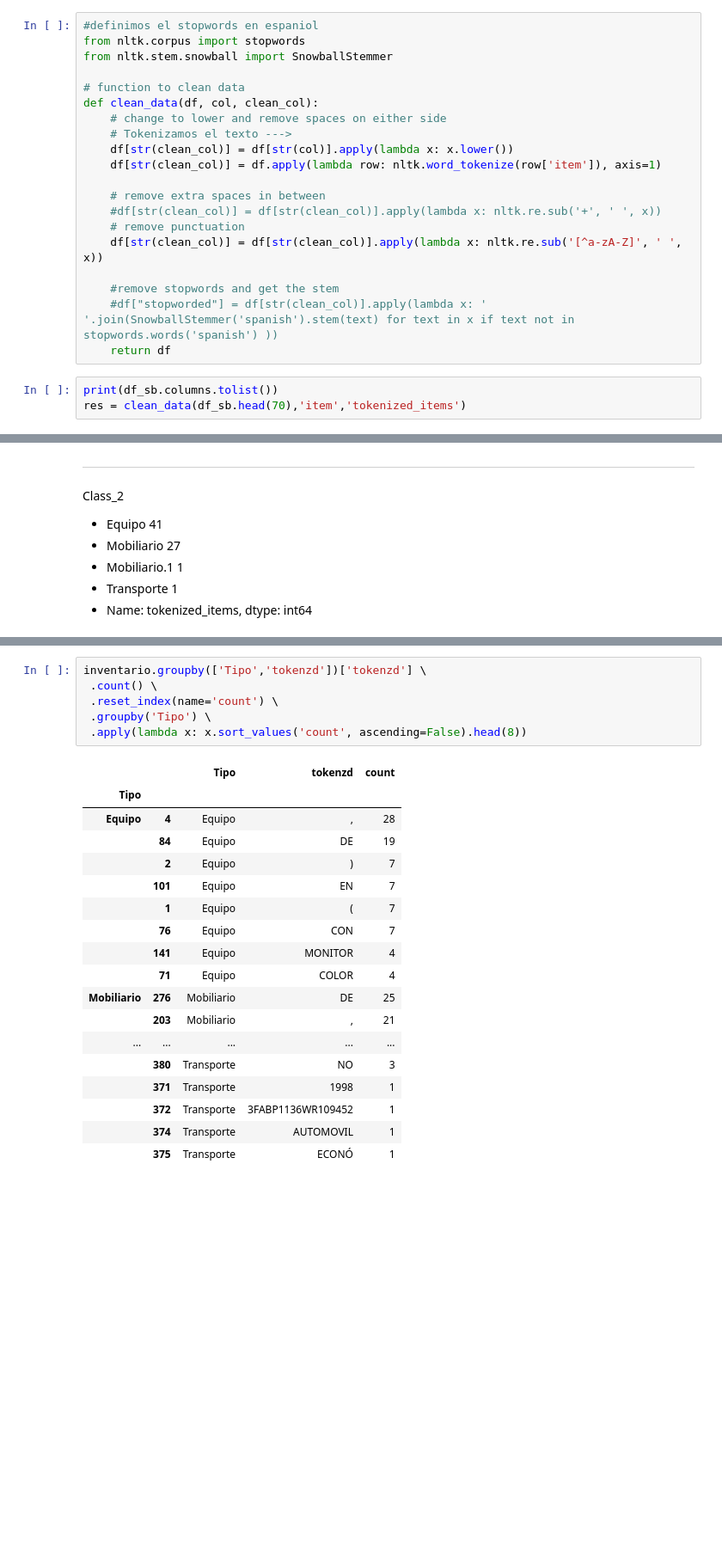
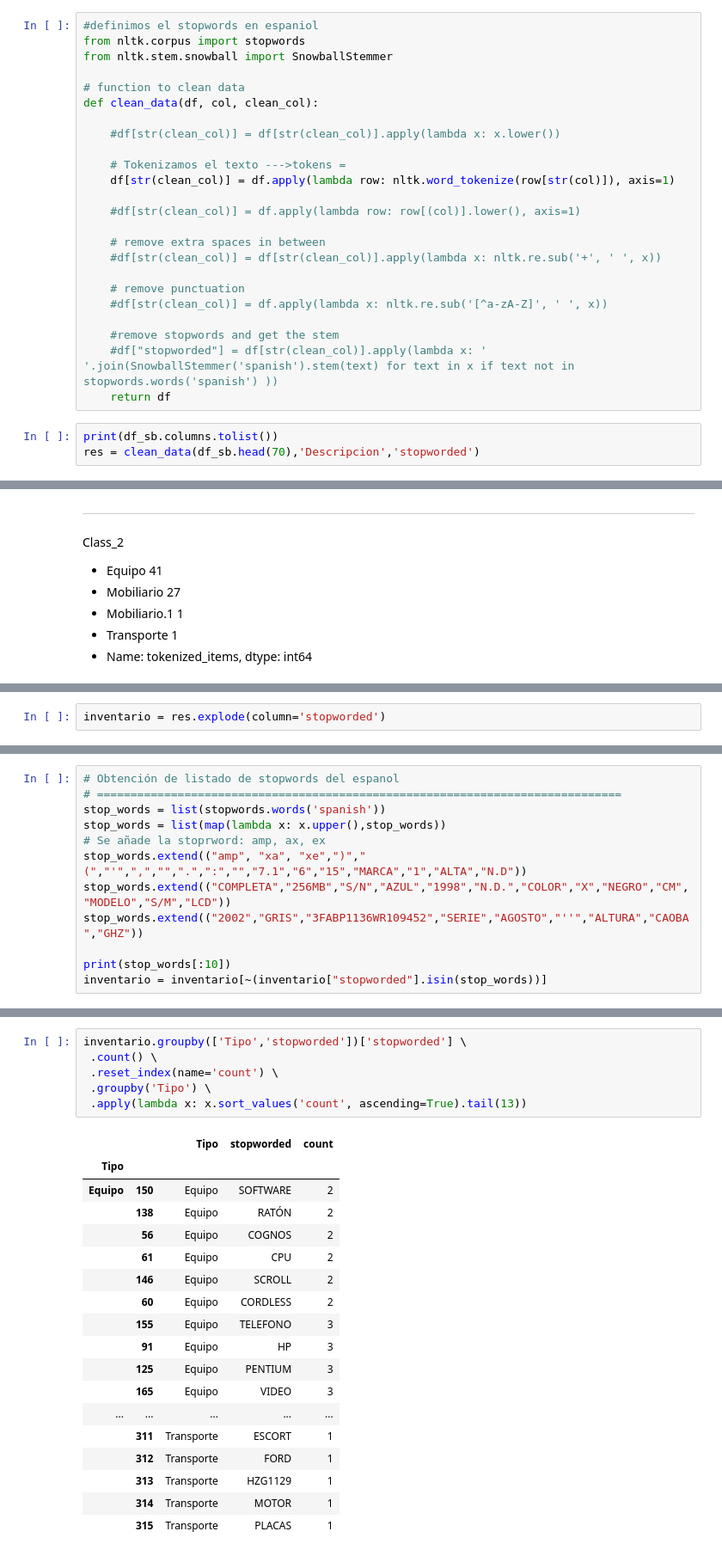
Before and after one commit to SnowTrash/pyHikethroug, a Jupyter notebook: I5912A_9.ipynb, the cells around one changed output, grey strips where cells are left out. Shown at 86% size. Cells and saved outputs as stored; diff of their text form; blank space fills up the shorter version.

```diff
--- a/I5912A_9.ipynb
+++ b/I5912A_9.ipynb
@@ -126,20 +128,24 @@ from nltk.stem.snowball import SnowballStemmer
 
 # function to clean data
 def clean_data(df, col, clean_col):
-    # change to lower and remove spaces on either side
-    # Tokenizamos el texto --->
-    df[str(clean_col)] = df[str(col)].apply(lambda x: x.lower())
-    df[str(clean_col)] = df.apply(lambda row: nltk.word_tokenize(row['item']), axis=1)
+
+    #df[str(clean_col)] = df[str(clean_col)].apply(lambda x: x.lower())
+
+    # Tokenizamos el texto --->tokens =
+    df[str(clean_col)] = df.apply(lambda row: nltk.word_tokenize(row[str(col)]), axis=1)
+
+    #df[str(clean_col)] = df.apply(lambda row: row[(col)].lower(), axis=1)
 
     # remove extra spaces in between
     #df[str(clean_col)] = df[str(clean_col)].apply(lambda x: nltk.re.sub('+', ' ', x))
+
     # remove punctuation
-    df[str(clean_col)] = df[str(clean_col)].apply(lambda x: nltk.re.sub('[^a-zA-Z]', ' ', x))
+    #df[str(clean_col)] = df.apply(lambda x: nltk.re.sub('[^a-zA-Z]', ' ', x))
 
     #remove stopwords and get the stem
     #df["stopworded"] = df[str(clean_col)].apply(lambda x: ' '.join(SnowballStemmer('spanish').stem(text) for text in x if text not in stopwords.words('spanish') ))
     return df
 # %%
 print(df_sb.columns.tolist())
-res = clean_data(df_sb.head(70),'item','tokenized_items')
+res = clean_data(df_sb.head(70),'Descripcion','stopworded')
 # %% [output]
@@ -217,3 +197,5 @@ inventario.drop(columns={'Class_2','stopworded'})
+# %%
+inventario = res.explode(column='stopworded')
 # %%
 print('Palabras totales por categoria')
 print('--------------------------')
@@ -242 +224,13 @@ Name: tokenzd, dtype: int64
 --------------------------
+# %%
+# Obtención de listado de stopwords del espanol
+# ==============================================================================
+stop_words = list(stopwords.words('spanish'))
+stop_words = list(map(lambda x: x.upper(),stop_words))
+# Se añade la stoprword: amp, ax, ex
+stop_words.extend(("amp", "xa", "xe",")","(","'",",","",".",":","","7.1","6","15","MARCA","1","ALTA","N.D"))
+stop_words.extend(("COMPLETA","256MB","S/N","AZUL","1998","N.D.","COLOR","X","NEGRO","CM","MODELO","S/M","LCD"))
+stop_words.extend(("2002","GRIS","3FABP1136WR109452","SERIE","AGOSTO","''","ALTURA","CAOBA","GHZ"))
+
+print(stop_words[:10])
+inventario = inventario[~(inventario["stopworded"].isin(stop_words))]
@@ -243,25 +239,25 @@ Name: tokenzd, dtype: int64
 # %%
-inventario.groupby(['Tipo','tokenzd'])['tokenzd'] \
+inventario.groupby(['Tipo','stopworded'])['stopworded'] \
  .count() \
  .reset_index(name='count') \
  .groupby('Tipo') \
- .apply(lambda x: x.sort_values('count', ascending=False).head(8))
+ .apply(lambda x: x.sort_values('count', ascending=True).tail(13))
 # %% [output]
-|  |  | Tipo | tokenzd | count |
+|  |  | Tipo | stopworded | count |
 | Tipo |  |  |  |  |
-| Equipo | 4 | Equipo | , | 28 |
-|  | 84 | Equipo | DE | 19 |
-|  | 2 | Equipo | ) | 7 |
-|  | 101 | Equipo | EN | 7 |
-|  | 1 | Equipo | ( | 7 |
-|  | 76 | Equipo | CON | 7 |
-|  | 141 | Equipo | MONITOR | 4 |
-|  | 71 | Equipo | COLOR | 4 |
-| Mobiliario | 276 | Mobiliario | DE | 25 |
-|  | 203 | Mobiliario | , | 21 |
+| Equipo | 150 | Equipo | SOFTWARE | 2 |
+|  | 138 | Equipo | RATÓN | 2 |
+|  | 56 | Equipo | COGNOS | 2 |
+|  | 61 | Equipo | CPU | 2 |
+|  | 146 | Equipo | SCROLL | 2 |
+|  | 60 | Equipo | CORDLESS | 2 |
+|  | 155 | Equipo | TELEFONO | 3 |
+|  | 91 | Equipo | HP | 3 |
+|  | 125 | Equipo | PENTIUM | 3 |
+|  | 165 | Equipo | VIDEO | 3 |
 | ... | ... | ... | ... | ... |
-|  | 380 | Transporte | NO | 3 |
-|  | 371 | Transporte | 1998 | 1 |
-|  | 372 | Transporte | 3FABP1136WR109452 | 1 |
-|  | 374 | Transporte | AUTOMOVIL | 1 |
-|  | 375 | Transporte | ECONÓ | 1 |
+|  | 311 | Transporte | ESCORT | 1 |
+|  | 312 | Transporte | FORD | 1 |
+|  | 313 | Transporte | HZG1129 | 1 |
+|  | 314 | Transporte | MOTOR | 1 |
+|  | 315 | Transporte | PLACAS | 1 |
```
Also changed, not shown: parts of 15 cells of this notebook.
